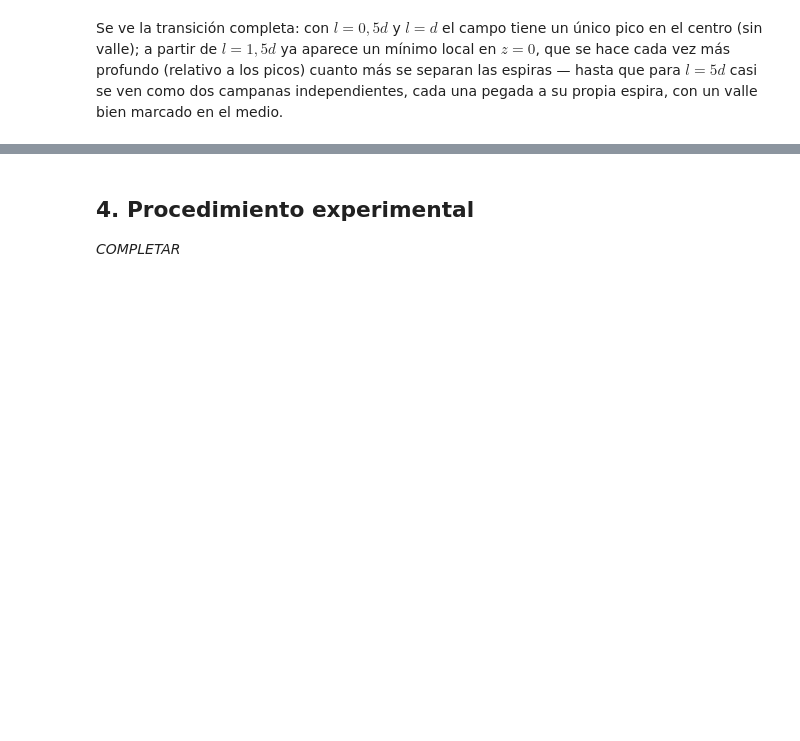
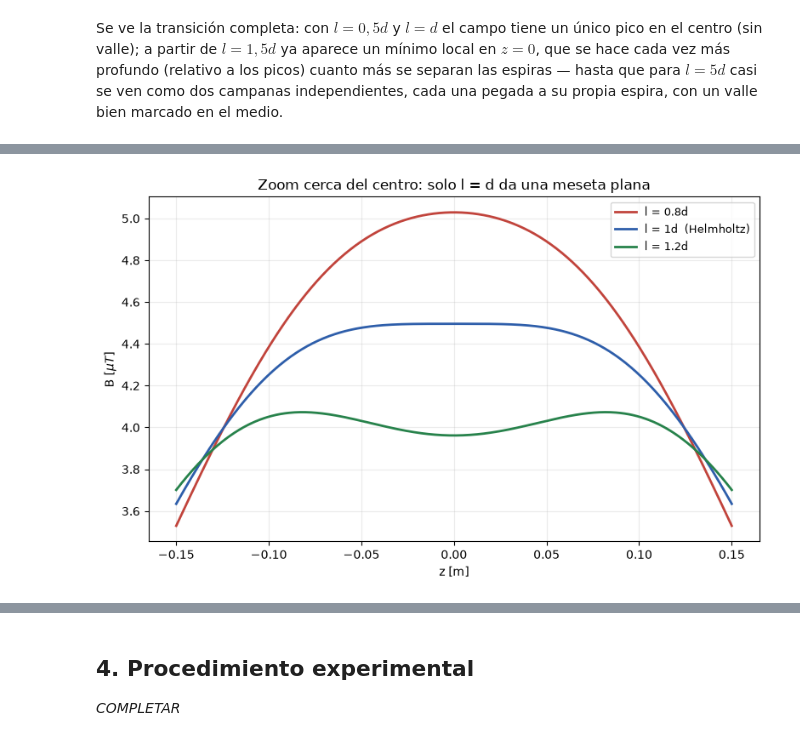
Before and after one commit to fernandatperez/EYM-TP1, a Jupyter notebook: tp4_campo_magnetico/tp4_campo_magnetico.ipynb, the cells around one changed output, grey strips where cells are left out. Drawn from its saved outputs; the diff is of its cells as text; code cells hidden in the pictures; blank space fills up the shorter version.

```diff
--- a/tp4_campo_magnetico/tp4_campo_magnetico.ipynb
+++ b/tp4_campo_magnetico/tp4_campo_magnetico.ipynb
@@ -186,0 +199,22 @@ Se ve la transición completa: con $l=0,5d$ y $l=d$ el campo tiene un único pic
+# %%
+relaciones_h = [0.8, 1.0, 1.2]   # l/d cerca de la condición de Helmholtz
+colores_h = ["#C1443C", "#2E5EAA", "#27824B"]
+
+z4 = np.linspace(-0.15, 0.15, 400)
+
+fig, ax = plt.subplots(figsize=(8, 5))
+for factor, color in zip(relaciones_h, colores_h):
+    l_i = factor * d
+    B_i = B_una_espira(z4 - l_i / 2) + B_una_espira(z4 + l_i / 2)
+    etiqueta = f"l = {factor:g}d" + ("  (Helmholtz)" if factor == 1.0 else "")
+    ax.plot(z4, B_i * 1e6, color=color, linewidth=2, label=etiqueta)
+
+ax.set_xlabel("z [m]")
+ax.set_ylabel(r"B [$\mu T$]")
+ax.set_title("Zoom cerca del centro: solo l = d da una meseta plana")
+ax.grid(alpha=0.25)
+ax.legend(fontsize=9)
+fig.tight_layout()
+plt.show()
+# %% [output]
+[figure, added]
```
Also changed, not shown: parts of 2 cells of this notebook.
